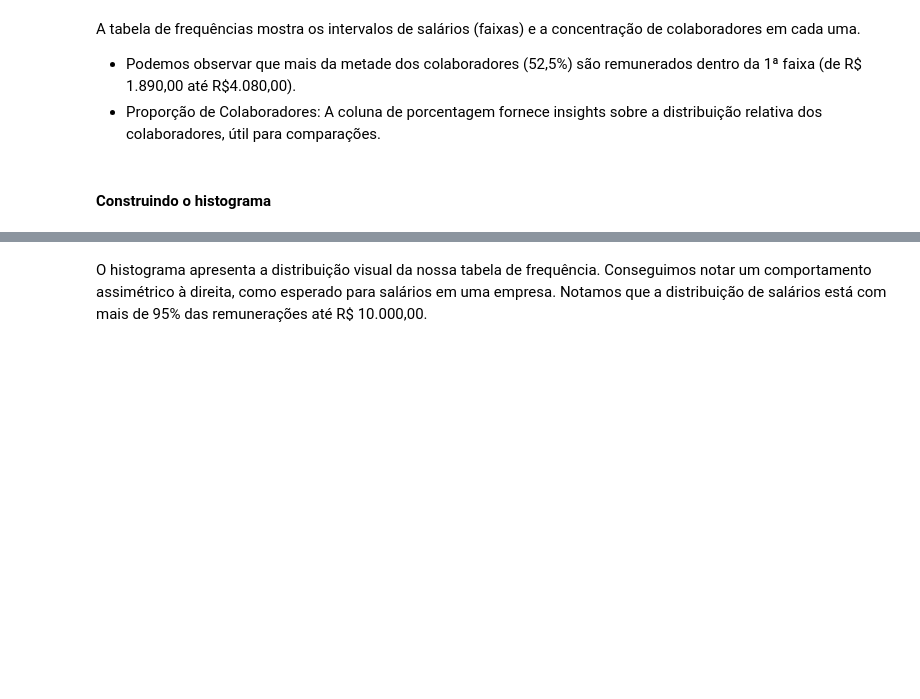
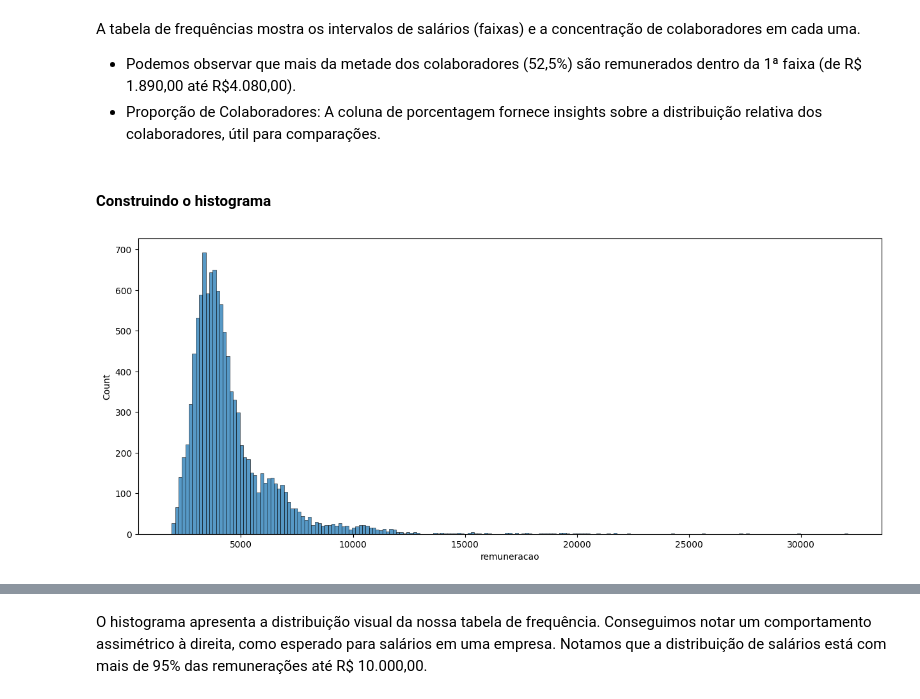
Before and after one commit to FranPomba/Tech-Fundation---alura-one, a Jupyter notebook: 3 - Estatística e Machine Learning/1 - Estatística com Python resumindo e analisando dados/Projeto_Inicial_Estatística_com_Python_frequencias_e_medidas.ipynb, the cells around one changed output, grey strips where cells are left out. Cells and saved outputs as stored; diff of their text form; code cells hidden in the pictures; blank space fills up the shorter version.

```diff
--- a/3 - Estatística e Machine Learning/1 - Estatística com Python resumindo e analisando dados/Projeto_Inicial_Estatística_com_Python_frequencias_e_medidas.ipynb
+++ b/3 - Estatística e Machine Learning/1 - Estatística com Python resumindo e analisando dados/Projeto_Inicial_Estatística_com_Python_frequencias_e_medidas.ipynb
@@ -865,0 +882,3 @@ colaboradores = pd.read_csv(url)
+# %%
+k = 1 + (10/3) * math.log10(n)
+k
@@ -865,0 +887,3 @@ colaboradores = pd.read_csv(url)
+# %%
+k = int(k)
+k
@@ -866,2 +892,7 @@ colaboradores = pd.read_csv(url)
 # %% [markdown]
 #### **Criando a tabela de frequências**
+# %%
+faixas = colaboradores.copy()
+# %%
+faixas["faixa salarial"] = pd.cut(faixas["remuneracao"], bins=k, include_lowest=True)
+faixas.head()
@@ -872,3 +932,9 @@ A tabela de frequências mostra os intervalos de salários (faixas) e a concentr
 * Proporção de Colaboradores: A coluna de porcentagem fornece insights sobre a distribuição relativa dos colaboradores, útil para comparações.
 # %% [markdown]
 #### **Construindo o histograma**
+# %%
+plt.figure(figsize=(15, 6))
+sns.histplot(data=faixas, x='remuneracao')
+plt.show()
+# %% [output]
+[figure, added]
```
Also changed, not shown: parts of 25 cells of this notebook, 1 other file.
